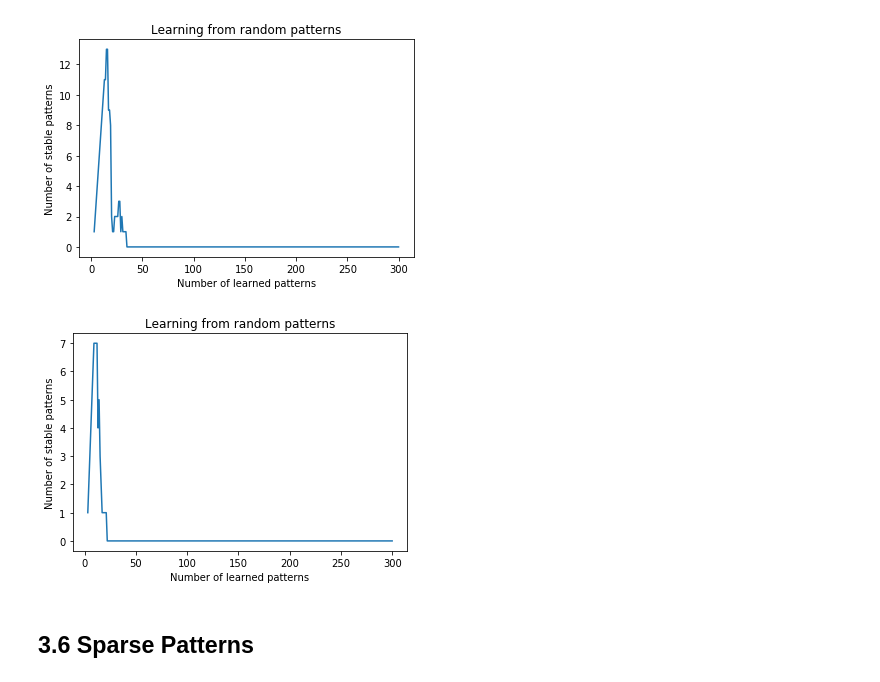
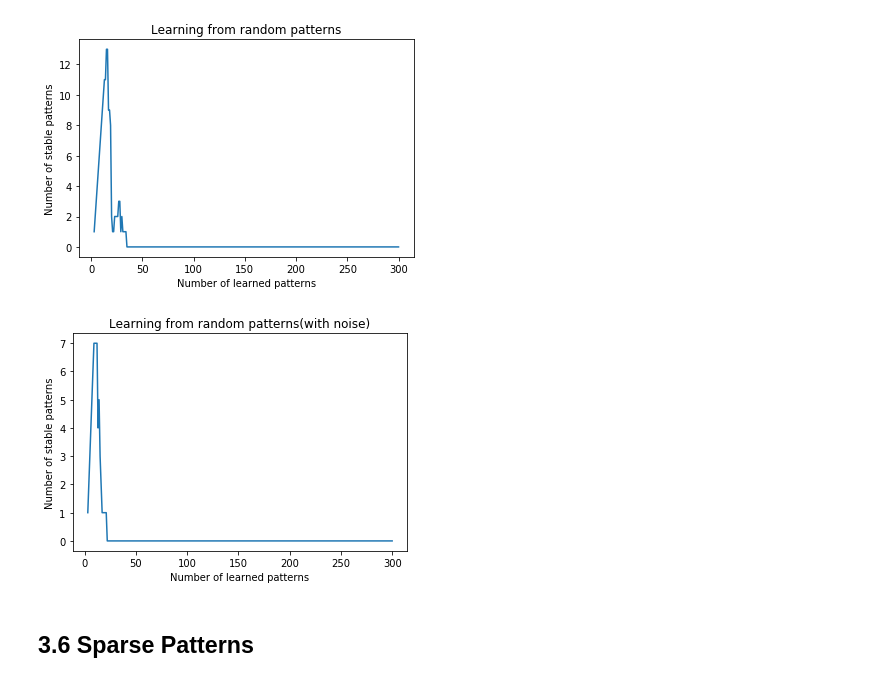
Before and after one commit to Charles2Alvin/Hopfield_Networks, a Jupyter notebook: main.ipynb, the cells around one changed output. Cells and saved outputs as stored; diff of their text form; code cells hidden in the pictures.

```diff
--- a/main.ipynb
+++ b/main.ipynb
@@ -485,12 +485,12 @@ for i in range(2, 300):
 # %%
 # visualize the results
 plt.plot(np.linspace(3, 300, 298), log)
 plt.xlabel("Number of learned patterns")
 plt.ylabel("Number of stable patterns")
-plt.title("Learning from random patterns")
+plt.title("Learning from random patterns(with noise)")
 plt.show()
 # %% [output]
-[figure, old version]
+[figure, new version]
 # %%
 # 6. What is the number of retrievable patterns for this network?
 # %%
```
Also changed, not shown: parts of 3 cells of this notebook, 1 other file.
